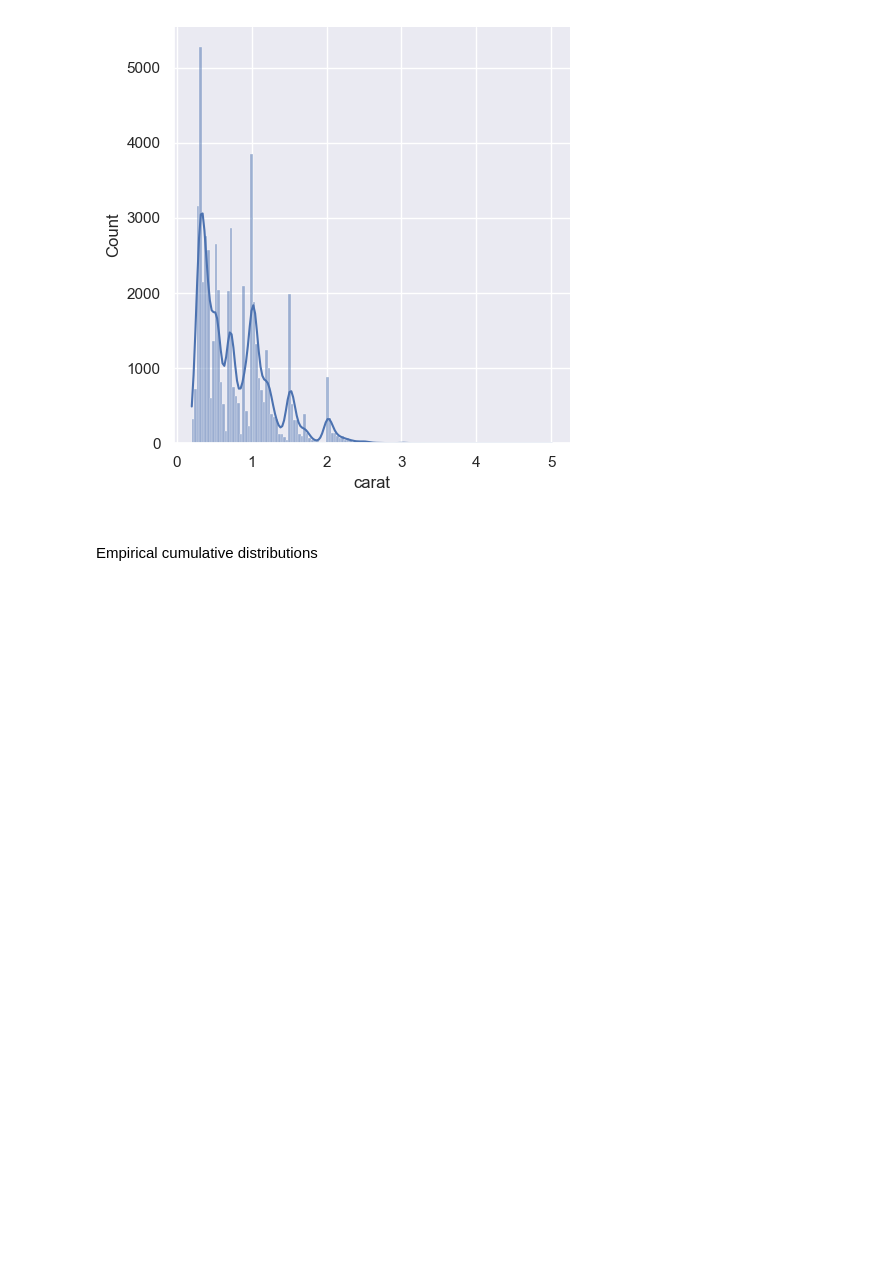
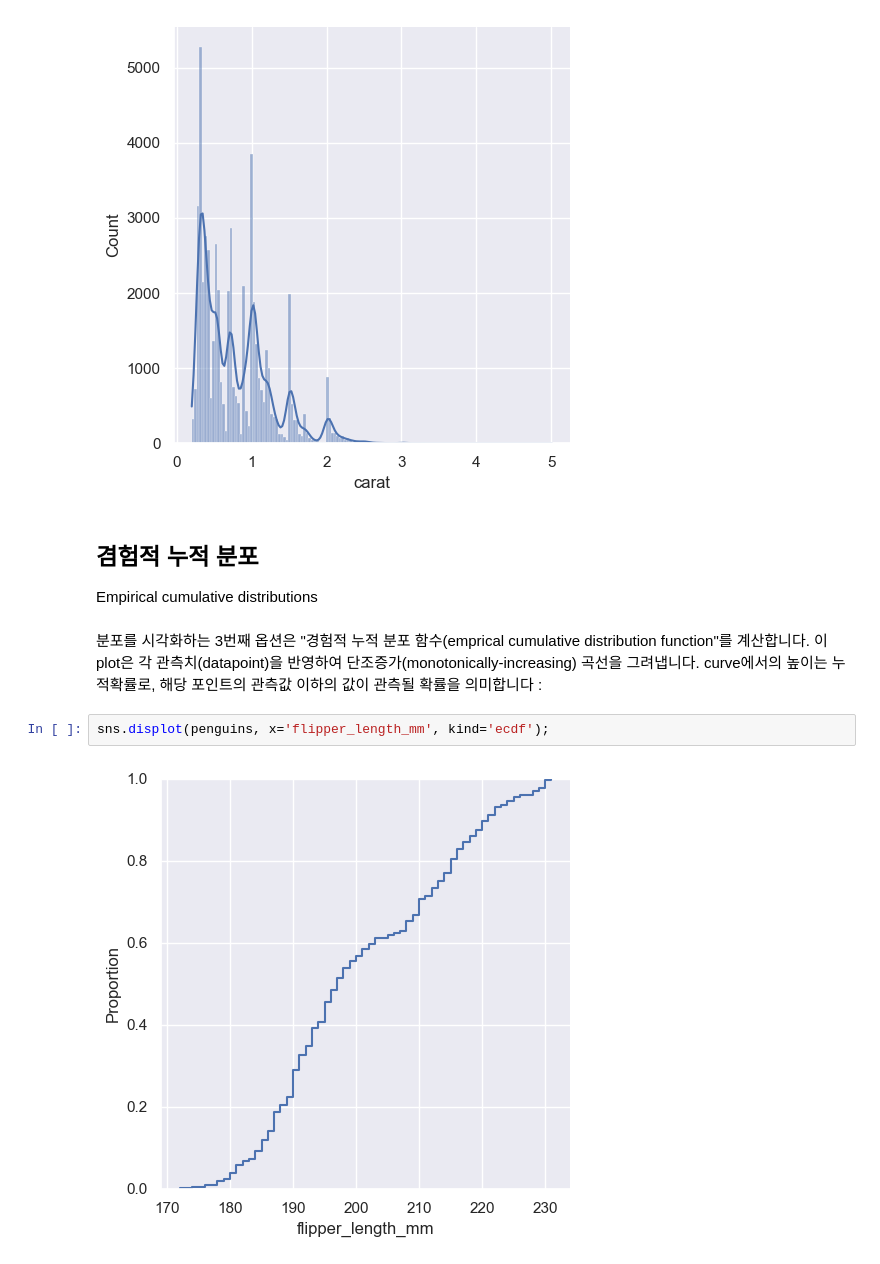
Before and after one commit to kjmn1105/Seaborn-Tuorial, a Jupyter notebook: 07_Plotting functions (2).ipynb, the cells around one changed output. Cells and saved outputs as stored; diff of their text form; blank space fills up the shorter version.

Commit message:
Empirical cumulative distributions

```diff
--- a/07_Plotting functions (2).ipynb
+++ b/07_Plotting functions (2).ipynb
@@ -237,5 +237,12 @@ sns.displot(diamonds, x='carat',kde=True);
 # %% [output]
 [figure]
 # %% [markdown]
-##
+## 겸험적 누적 분포
 Empirical cumulative distributions
+# %% [markdown]
+분포를 시각화하는 3번째 옵션은 "경험적 누적 분포 함수(emprical cumulative distribution function"를 계산합니다.
+이 plot은 각 관측치(datapoint)을 반영하여 단조증가(monotonically-increasing) 곡선을 그려냅니다. curve에서의 높이는 누적확률로, 해당 포인트의 관측값 이하의 값이 관측될 확률을 의미합니다 :
+# %%
+sns.displot(penguins, x='flipper_length_mm', kind='ecdf');
+# %% [output]
+[figure, added]
```
Also changed, not shown: parts of 4 cells of this notebook.
